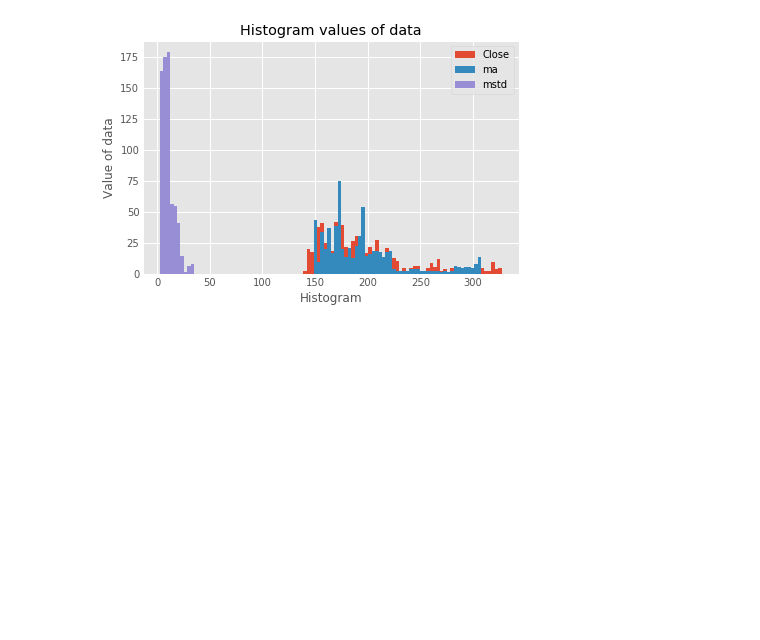
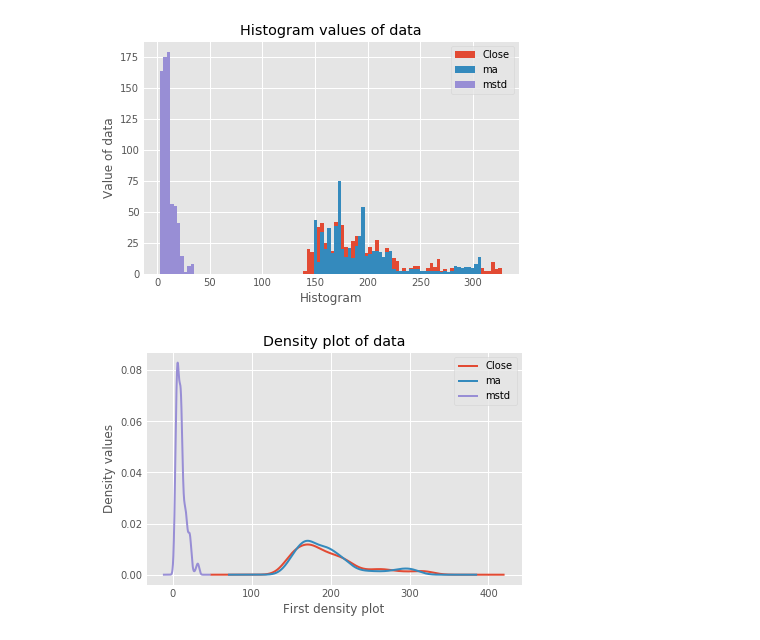
Before and after one commit to hilljtm/py_practice, a Jupyter notebook: visualizing_time_series.ipynb, the cells around one changed output. Drawn from its saved outputs; the diff is of its cells as text; code cells hidden in the pictures; blank space fills up the shorter version.

Commit message:
more plots

```diff
--- a/visualizing_time_series.ipynb
+++ b/visualizing_time_series.ipynb
@@ -250,3 +250,13 @@ ax2.set_title('Histogram values of data')
 plt.show()
 # %% [output]
 [figure]
+# %%
+# Using a density plot
+ax3 = df1.plot(kind='density', linewidth=2)
+ax3.set_xlabel('First density plot')
+ax3.set_ylabel('Density values')
+ax3.set_title('Density plot of data')
+
+plt.show()
+# %% [output]
+[figure, added]
```
